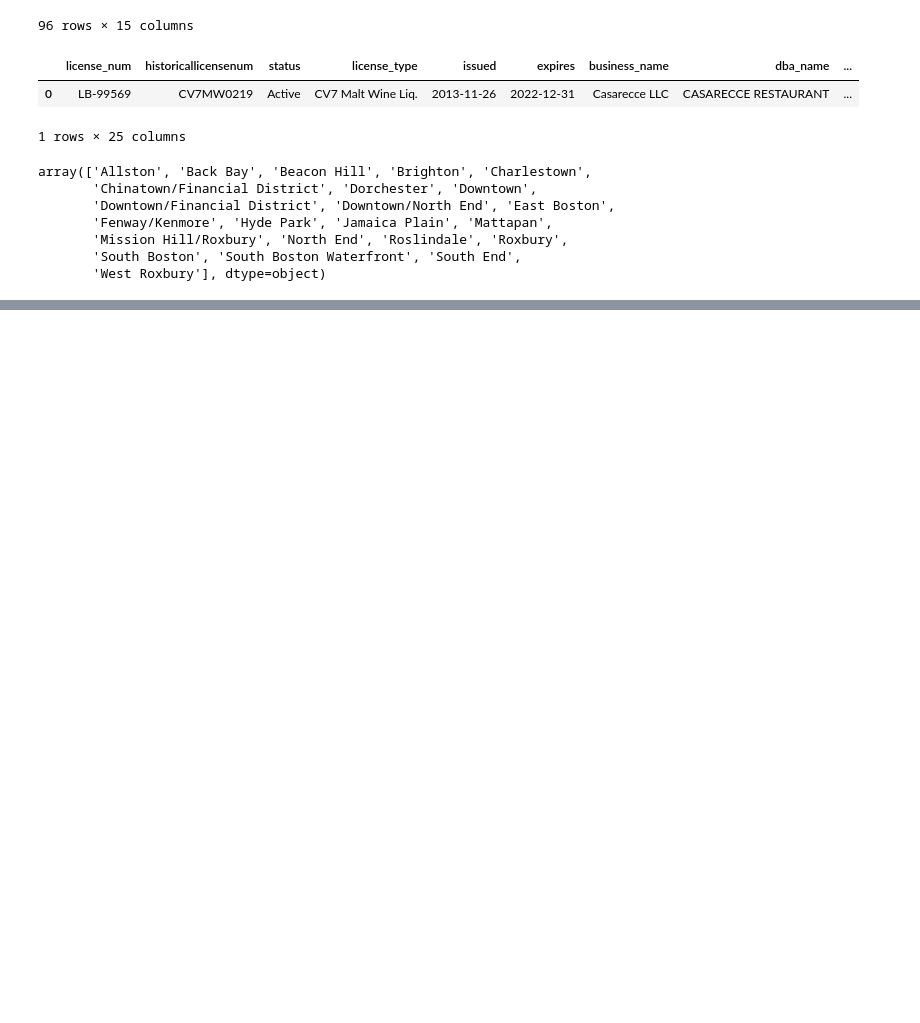
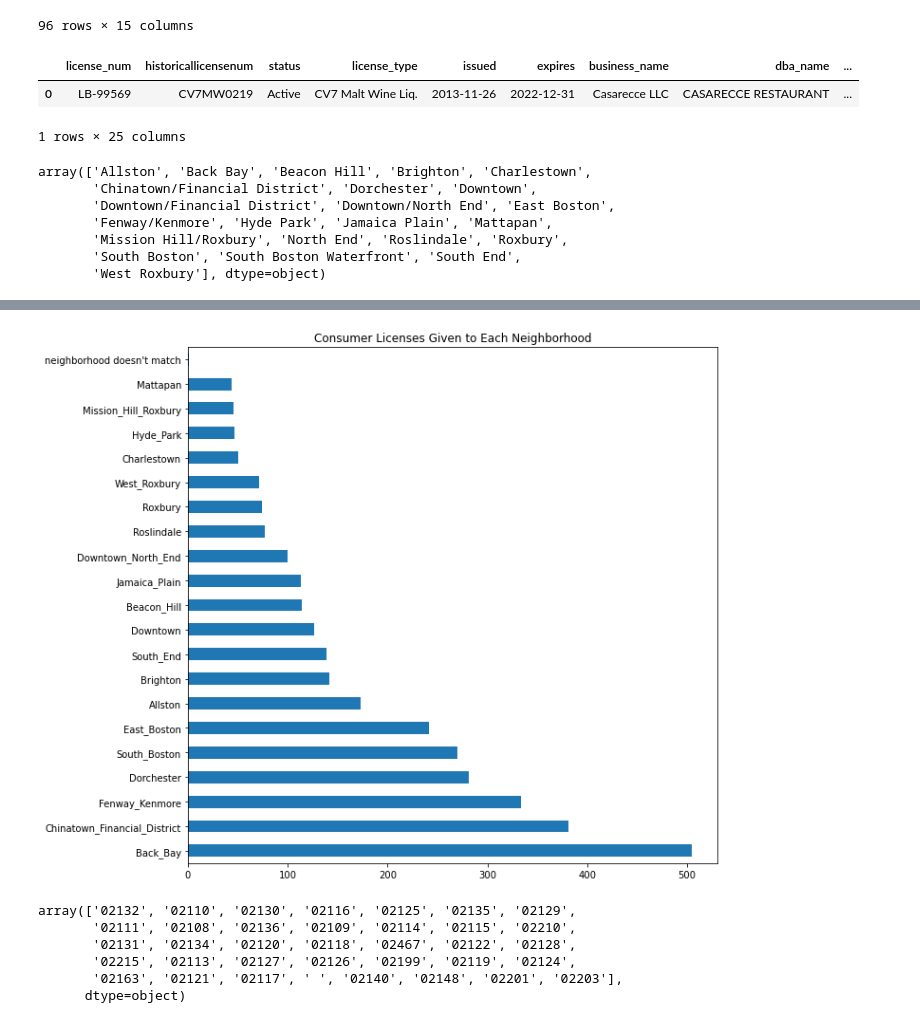
Before and after one commit to BU-Spark/ds-councilor-mejia-city-services, a Jupyter notebook: fall22-team-4/Deliverable_1.ipynb, the cells around one changed output, grey strips where cells are left out. Cells and saved outputs as stored; diff of their text form; code cells hidden in the pictures; blank space fills up the shorter version.

```diff
--- a/fall22-team-4/Deliverable_1.ipynb
+++ b/fall22-team-4/Deliverable_1.ipynb
@@ -187,19 +182,14 @@ df_alcohol.rename(columns = {'zip':'Neighborhood'}, inplace = True)
 df_alcohol.head()
 df_alcohol.to_csv('alcohol_update.csv', index=False)
 # %%
+# Update ZIP column to neighborhood - consumer
+
 count = len(df_consumer)
-transformer = Transformer.from_crs("epsg:2249", "epsg:4326", always_xy=True)
 for i in range(count):
     val = df_consumer.at[i,'zip']
     val = get_key(val)
     df_consumer.at[i,'zip'] = val
-    if df_consumer.at[i, 'gpsx'] != np.nan and df_consumer.at[i, 'gpsx'] != 0:
-        coordinate = transformer.transform(df_consumer.at[i, 'gpsx'], df_consumer.at[i, 'gpsy'])
-        df_consumer.at[i, 'gpsx'] = coordinate[0]
-        df_consumer.at[i, 'gpsy'] = coordinate[1]
 
-df_consumer.rename(columns={'gpsx':'Longitude'}, inplace = True)
-df_consumer.rename(columns={'gpsy':'Latitude'}, inplace = True)
 df_consumer.rename(columns = {'zip':'Neighborhood'}, inplace = True)
 # df_consumer.to_csv('consumer_update.csv', index=False)
 df_consumer.head()
@@ -240,0 +234,28 @@ m.save('consumers_heatmap.html')
+# %%
+df_consumer['Neighborhood'].value_counts().plot(kind='barh', figsize = (10,10)
+                                               , title = "Consumer Licenses Given to Each Neighborhood")
+plt.savefig('3.png', bbox_inches='tight')
+plt.show()
+# %% [output]
+[figure, added]
+# %%
+# find unmatched zipcodes and hardcode neighborhood to it
+df_food_match = pd.read_csv("Food.csv")
+zip_codes = df_food_match['ZIP'].unique()
+
+def get_key_match(val):
+    for key, value in zip_dict.items():
+        if val == value: # if the zip matches
+            return key
+        if val in value: # if the zip is in the neighborhood
+            return key
+
+nei = zip_codes.copy()
+nei
+# %% [output]
+array(['02132', '02110', '02130', '02116', '02125', '02135', '02129',
+       '02111', '02108', '02136', '02109', '02114', '02115', '02210',
+       '02131', '02134', '02120', '02118', '02467', '02122', '02128',
+       '02215', '02113', '02127', '02126', '02199', '02119', '02124',
+       '02163', '02121', '02117', ' ', '02140', '02148', '02201', '02203'],
+      dtype=object)
```
Also changed, not shown: parts of 13 cells of this notebook, 13 other files.
